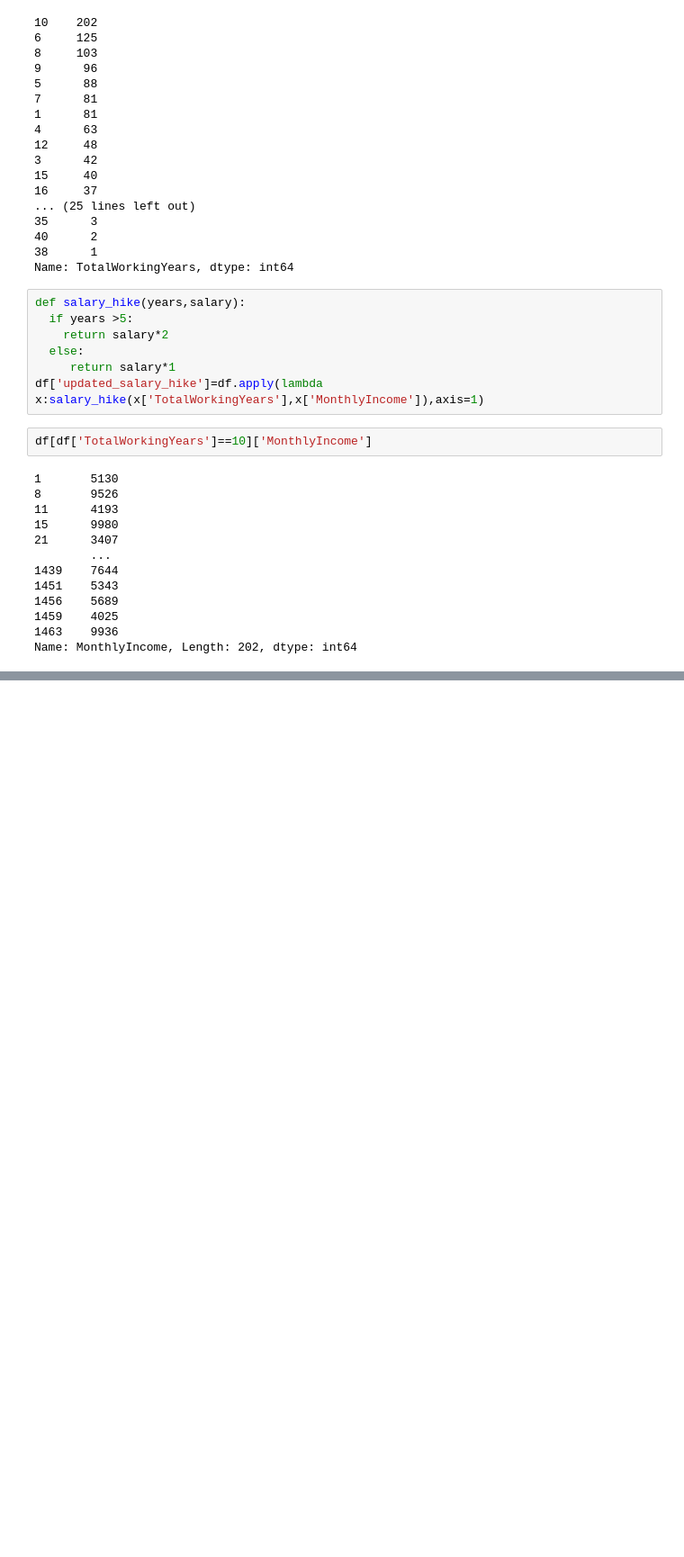
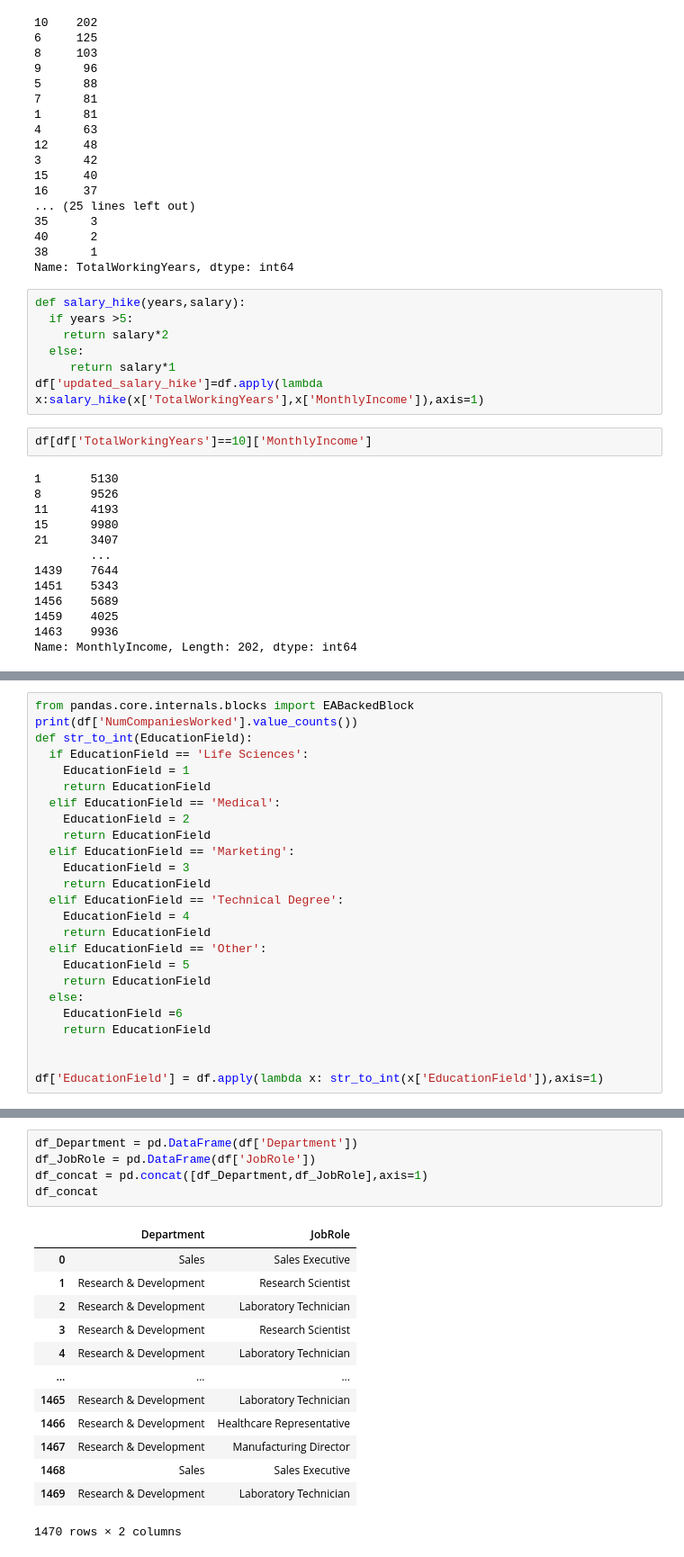
Before and after one commit to Shambhurajdesai/Data-analysis, a Jupyter notebook: Employee_Attrition.ipynb, the cells around one changed output, grey strips where cells are left out. Shown: that part at 90% size. Cells and saved outputs as stored; diff of their text form; blank space fills up the shorter version.

```diff
--- a/Employee_Attrition.ipynb
+++ b/Employee_Attrition.ipynb
@@ -453,0 +480,25 @@ Name: MonthlyIncome, Length: 202, dtype: int64
+# %%
+from pandas.core.internals.blocks import EABackedBlock
+print(df['NumCompaniesWorked'].value_counts())
+def str_to_int(EducationField):
+  if EducationField == 'Life Sciences':
+    EducationField = 1
+    return EducationField
+  elif EducationField == 'Medical':
+    EducationField = 2
+    return EducationField
+  elif EducationField == 'Marketing':
+    EducationField = 3
+    return EducationField
+  elif EducationField == 'Technical Degree':
+    EducationField = 4
+    return EducationField
+  elif EducationField == 'Other':
+    EducationField = 5
+    return EducationField
+  else:
+    EducationField =6
+    return EducationField
+
+
+df['EducationField'] = df.apply(lambda x: str_to_int(x['EducationField']),axis=1)
@@ -453,0 +517,19 @@ Name: MonthlyIncome, Length: 202, dtype: int64
+# %%
+df_Department = pd.DataFrame(df['Department'])
+df_JobRole = pd.DataFrame(df['JobRole'])
+df_concat = pd.concat([df_Department,df_JobRole],axis=1)
+df_concat
+# %% [output]
+|  | Department | JobRole |
+| 0 | Sales | Sales Executive |
+| 1 | Research & Development | Research Scientist |
+| 2 | Research & Development | Laboratory Technician |
+| 3 | Research & Development | Research Scientist |
+| 4 | Research & Development | Laboratory Technician |
+| ... | ... | ... |
+| 1465 | Research & Development | Laboratory Technician |
+| 1466 | Research & Development | Healthcare Representative |
+| 1467 | Research & Development | Manufacturing Director |
+| 1468 | Sales | Sales Executive |
+| 1469 | Research & Development | Laboratory Technician |
+1470 rows × 2 columns
```
Also changed, not shown: parts of 5 cells of this notebook.
